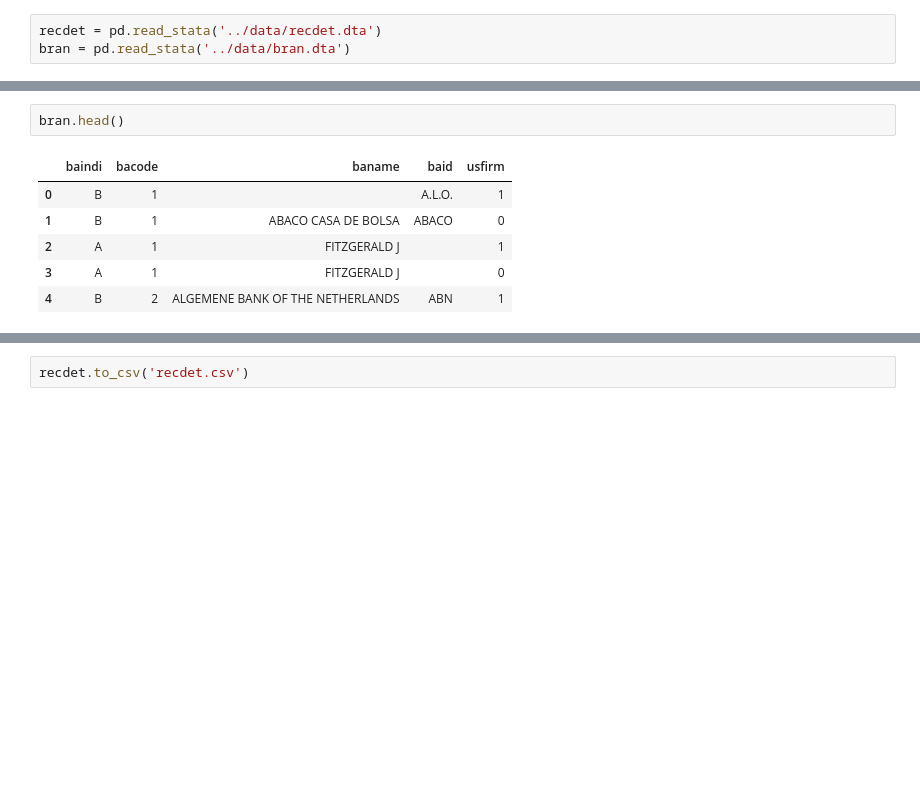
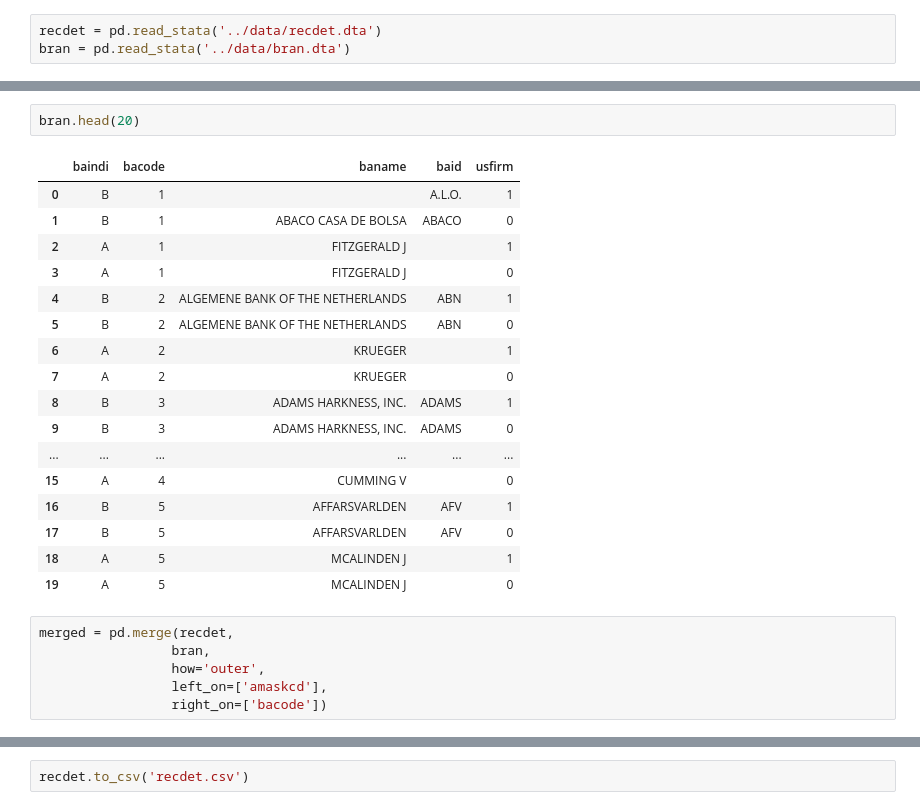
Before and after one commit to prokopyev/SeekingAlpha_project, a Jupyter notebook: raw_text_preprocessing/RECDET_BRAN_preproc.ipynb, the cells around one changed output, grey strips where cells are left out. Drawn from its saved outputs; the diff is of its cells as text; blank space fills up the shorter version.

```diff
--- a/raw_text_preprocessing/RECDET_BRAN_preproc.ipynb
+++ b/raw_text_preprocessing/RECDET_BRAN_preproc.ipynb
@@ -17,9 +22,26 @@ recdet.head()
 # %%
-bran.head()
+bran.head(20)
 # %% [output]
 |  | baindi | bacode | baname | baid | usfirm |
 | 0 | B | 1 |  | A.L.O. | 1 |
 | 1 | B | 1 | ABACO CASA DE BOLSA | ABACO | 0 |
 | 2 | A | 1 | FITZGERALD J |  | 1 |
 | 3 | A | 1 | FITZGERALD J |  | 0 |
 | 4 | B | 2 | ALGEMENE BANK OF THE NETHERLANDS | ABN | 1 |
+| 5 | B | 2 | ALGEMENE BANK OF THE NETHERLANDS | ABN | 0 |
+| 6 | A | 2 | KRUEGER |  | 1 |
+| 7 | A | 2 | KRUEGER |  | 0 |
+| 8 | B | 3 | ADAMS HARKNESS, INC. | ADAMS | 1 |
+| 9 | B | 3 | ADAMS HARKNESS, INC. | ADAMS | 0 |
+| ... | ... | ... | ... | ... | ... |
+| 15 | A | 4 | CUMMING V |  | 0 |
+| 16 | B | 5 | AFFARSVARLDEN | AFV | 1 |
+| 17 | B | 5 | AFFARSVARLDEN | AFV | 0 |
+| 18 | A | 5 | MCALINDEN J |  | 1 |
+| 19 | A | 5 | MCALINDEN J |  | 0 |
+# %%
+merged = pd.merge(recdet,
+                 bran,
+                 how='outer',
+                 left_on=['amaskcd'],
+                 right_on=['bacode'])
```
Also changed, not shown: parts of 6 cells of this notebook, 1 other file.
